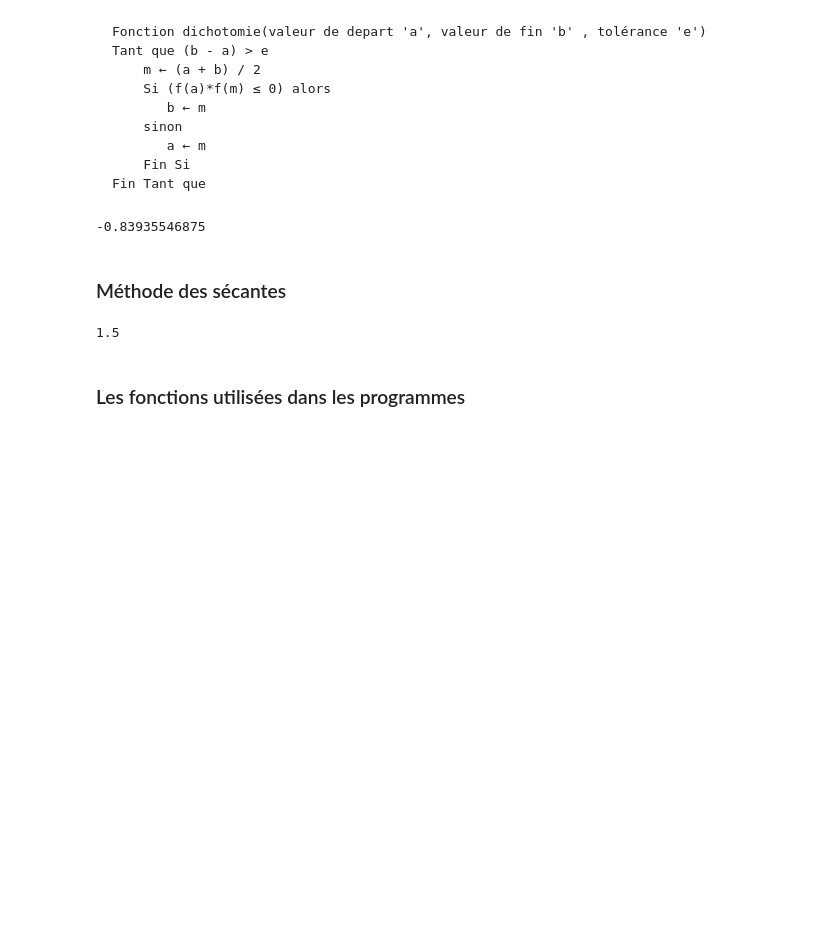
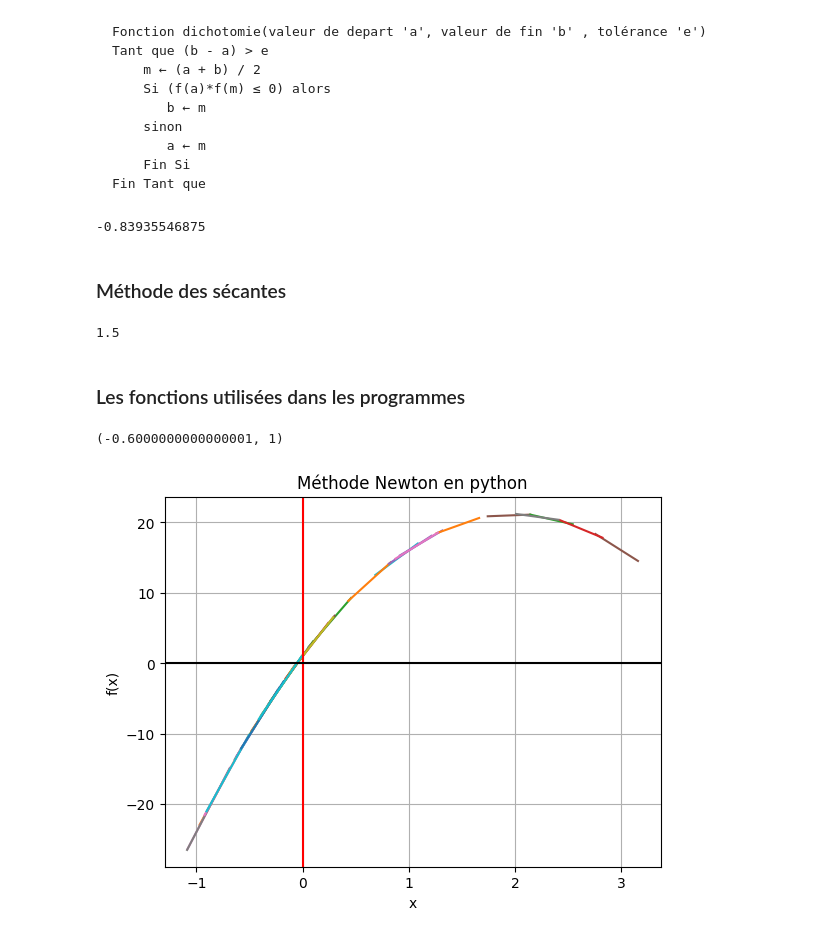
Before and after one commit to Abdoulaye-22/M-thode-de-Newton, a Jupyter notebook: Méthode Newton.ipynb, the cells around one changed output. Saved outputs shown, nothing was run; the diff lists cells and outputs as text; code cells hidden in the pictures; blank space fills up the shorter version.

```diff
--- a/Méthode Newton.ipynb
+++ b/Méthode Newton.ipynb
@@ -177,3 +177,56 @@ def f(x):
 
 def g(x):
     return 3*x**2 - 4*x
+# %%
+#1)Calcul approximative de f(x) = 0
+import math
+def f(x):
+    return -5*x**2+20*x+1
+def g(x):
+    return -10*x+20
+def méthode_newton(x_n,e):
+    n = 0
+    dif = 2*e
+    while dif > e :
+        y = x_n-f(x_n)/g(x_n)
+        n = n+1
+        return y,n
+méthode_newton(1,0.001)
+# %% [output]
+(-0.6000000000000001, 1)
+# %%
+#2)Tracer la courbre en python
+import numpy as np
+import matplotlib.pyplot as plt
+
+def g(f,x,x0):
+    tangent = g * (x - x0) + f(x0)
+    return tangent
+
+
+def f(x):
+    return -5*x**2+20*x+1
+
+def g(x):
+    return -10*x+20
+
+racines = np.random.uniform(-1, 3,30)
+
+for a in racines:
+    tangente_x = np.linspace(a-0.2, a+0.2)
+    tangente_y = g(a) * (tangente_x - a) + f(a)
+    plt.plot(tangente_x, tangente_y)
+
+
+plt.axvline(0, color='red',linewidth=1.5)
+#plt.axvline(1, color='red',linewidth=1.5)
+#plt.axvline(2, color='red',linewidth=1.5)
+#plt.axvline(3, color='red',linewidth=1.5)
+plt.axhline(0, color='black', linewidth=1.5)
+plt.xlabel('x')
+plt.ylabel('f(x)')
+plt.title("Méthode Newton en python")
+plt.grid(True)
+plt.show()
+# %% [output]
+[figure, added]
```
